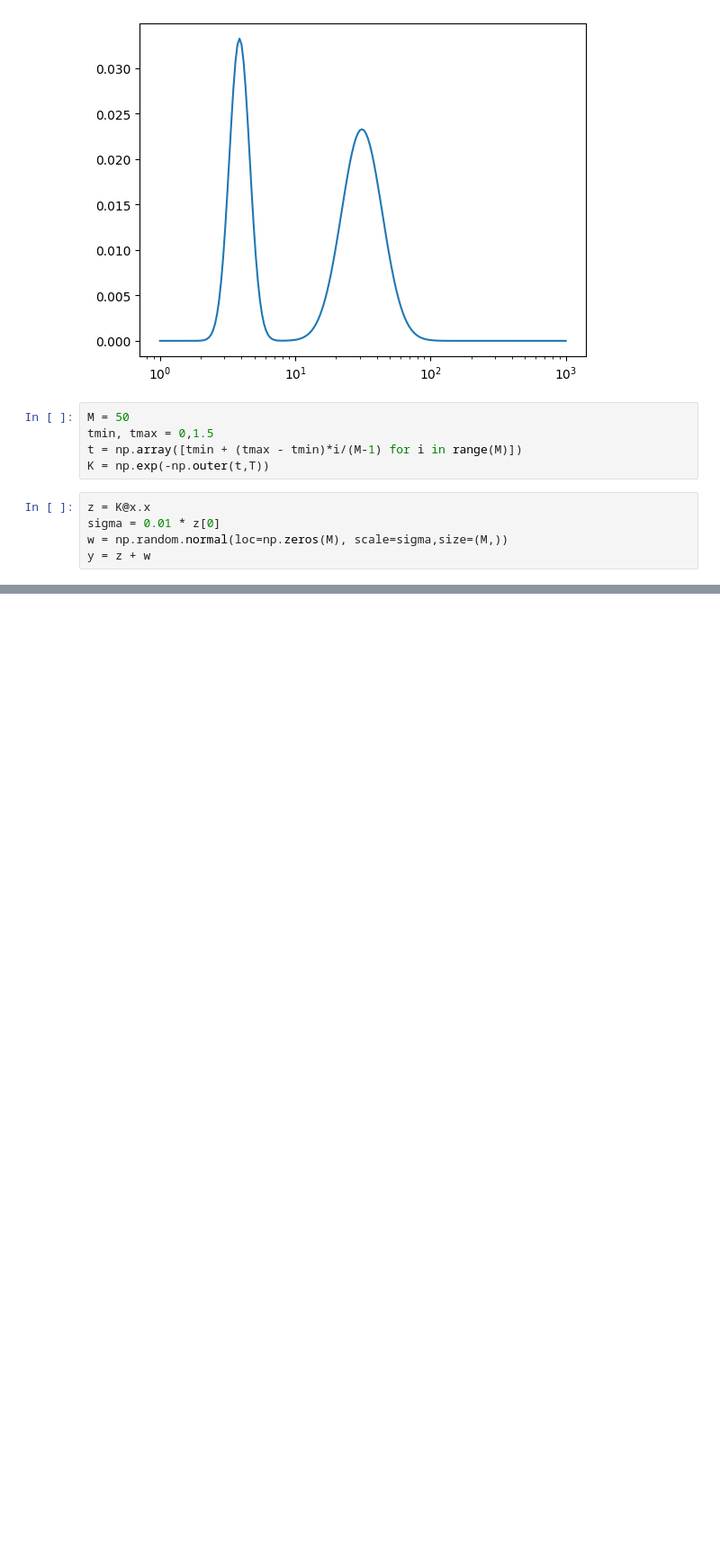
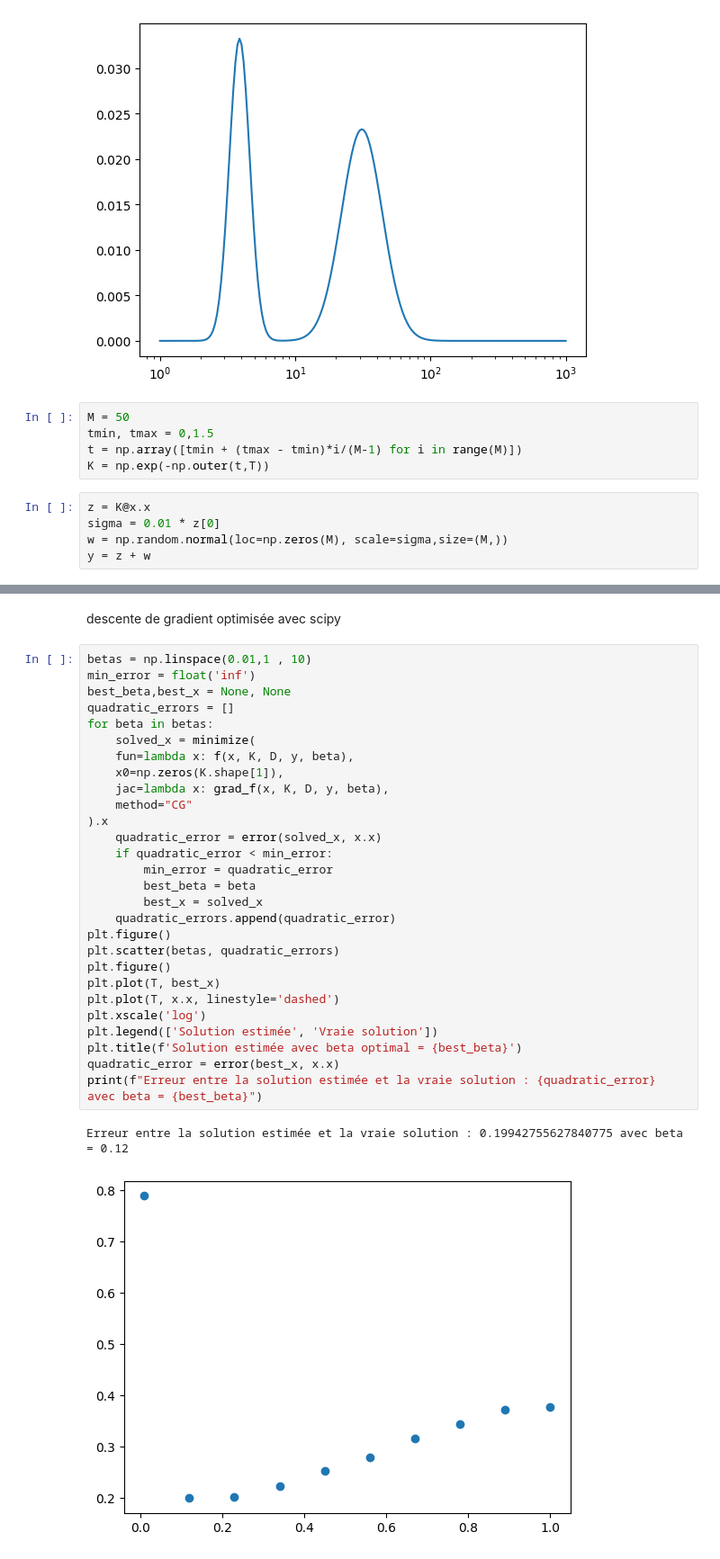
Before and after one commit to agathM/TPLSD, a Jupyter notebook: main.ipynb, the cells around one changed output, grey strips where cells are left out. Shown at 90% size. Cells and saved outputs as stored; diff of their text form; blank space fills up the shorter version.

```diff
--- a/main.ipynb
+++ b/main.ipynb
@@ -49,0 +118,33 @@ plt.plot(t, y)
+# %% [markdown]
+descente de gradient optimisée avec scipy
+# %%
+betas = np.linspace(0.01,1 , 10)
+min_error = float('inf')
+best_beta,best_x = None, None
+quadratic_errors = []
+for beta in betas:
+    solved_x = minimize(
+    fun=lambda x: f(x, K, D, y, beta),
+    x0=np.zeros(K.shape[1]),
+    jac=lambda x: grad_f(x, K, D, y, beta),
+    method="CG"
+).x
+    quadratic_error = error(solved_x, x.x)
+    if quadratic_error < min_error:
+        min_error = quadratic_error
+        best_beta = beta
+        best_x = solved_x
+    quadratic_errors.append(quadratic_error)
+plt.figure()
+plt.scatter(betas, quadratic_errors)
+plt.figure()
+plt.plot(T, best_x)
+plt.plot(T, x.x, linestyle='dashed')
+plt.xscale('log')
+plt.legend(['Solution estimée', 'Vraie solution'])
+plt.title(f'Solution estimée avec beta optimal = {best_beta}')
+quadratic_error = error(best_x, x.x)
+print(f"Erreur entre la solution estimée et la vraie solution : {quadratic_error} avec beta = {best_beta}")
+# %% [output]
+Erreur entre la solution estimée et la vraie solution : 0.19942755627840775 avec beta = 0.12
+[figure, added]
```
Also changed, not shown: parts of 13 cells of this notebook, 5 other files.
